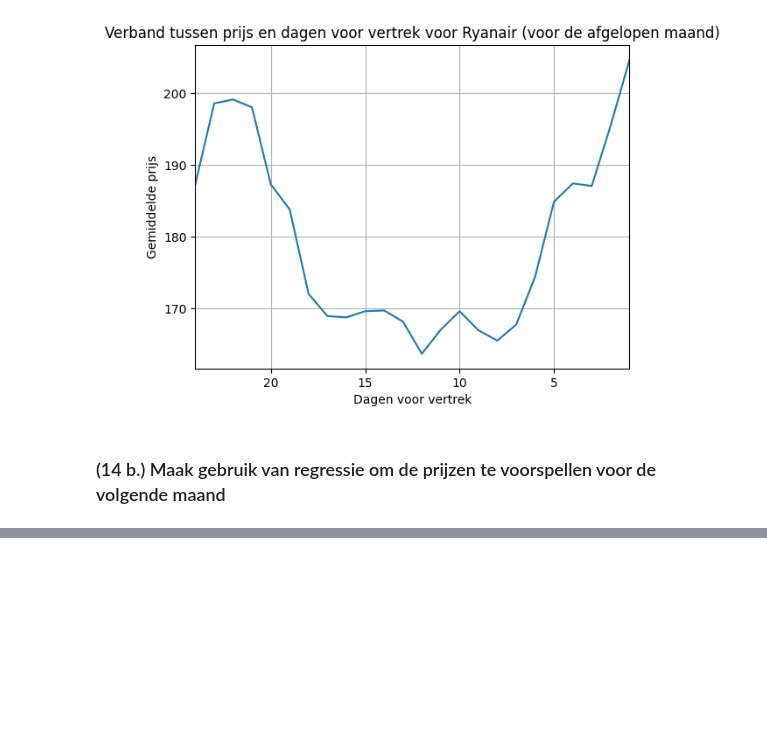
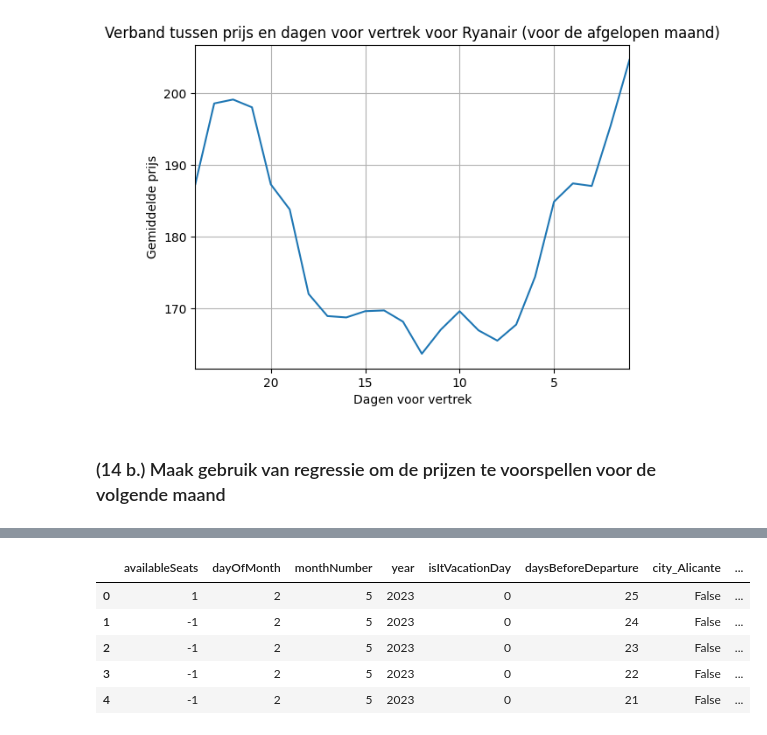
Before and after one commit to Floris-Buyse-FB/Data-Engineering-Project, a Jupyter notebook: analyse.ipynb, the cells around one changed output, grey strips where cells are left out. Cells and saved outputs as stored; diff of their text form; code cells hidden in the pictures; blank space fills up the shorter version.

```diff
--- a/analyse.ipynb
+++ b/analyse.ipynb
@@ -359,0 +504,18 @@ from sklearn.linear_model import LinearRegression
+# %%
+cities = df_next_month['city']
+
+encoded_cities = pd.get_dummies(cities, prefix='city')
+
+df_next_month = pd.concat([df_next_month, encoded_cities], axis=1)
+df_next_month_prices = df_next_month[['adultPrice', 'daysBeforeDeparture']]
+df_next_month.drop(['city', 'adultPrice'], axis=1, inplace=True)
+df_next_month.reset_index(drop=True, inplace=True)
+
+df_next_month.head(5)
+# %% [output]
+|  | availableSeats | dayOfMonth | monthNumber | year | isItVacationDay | daysBeforeDeparture | city_Alicante | ... |
+| 0 | 1 | 2 | 5 | 2023 | 0 | 25 | False | ... |
+| 1 | -1 | 2 | 5 | 2023 | 0 | 24 | False | ... |
+| 2 | -1 | 2 | 5 | 2023 | 0 | 23 | False | ... |
+| 3 | -1 | 2 | 5 | 2023 | 0 | 22 | False | ... |
+| 4 | -1 | 2 | 5 | 2023 | 0 | 21 | False | ... |
```
Also changed, not shown: parts of 11 cells of this notebook.
